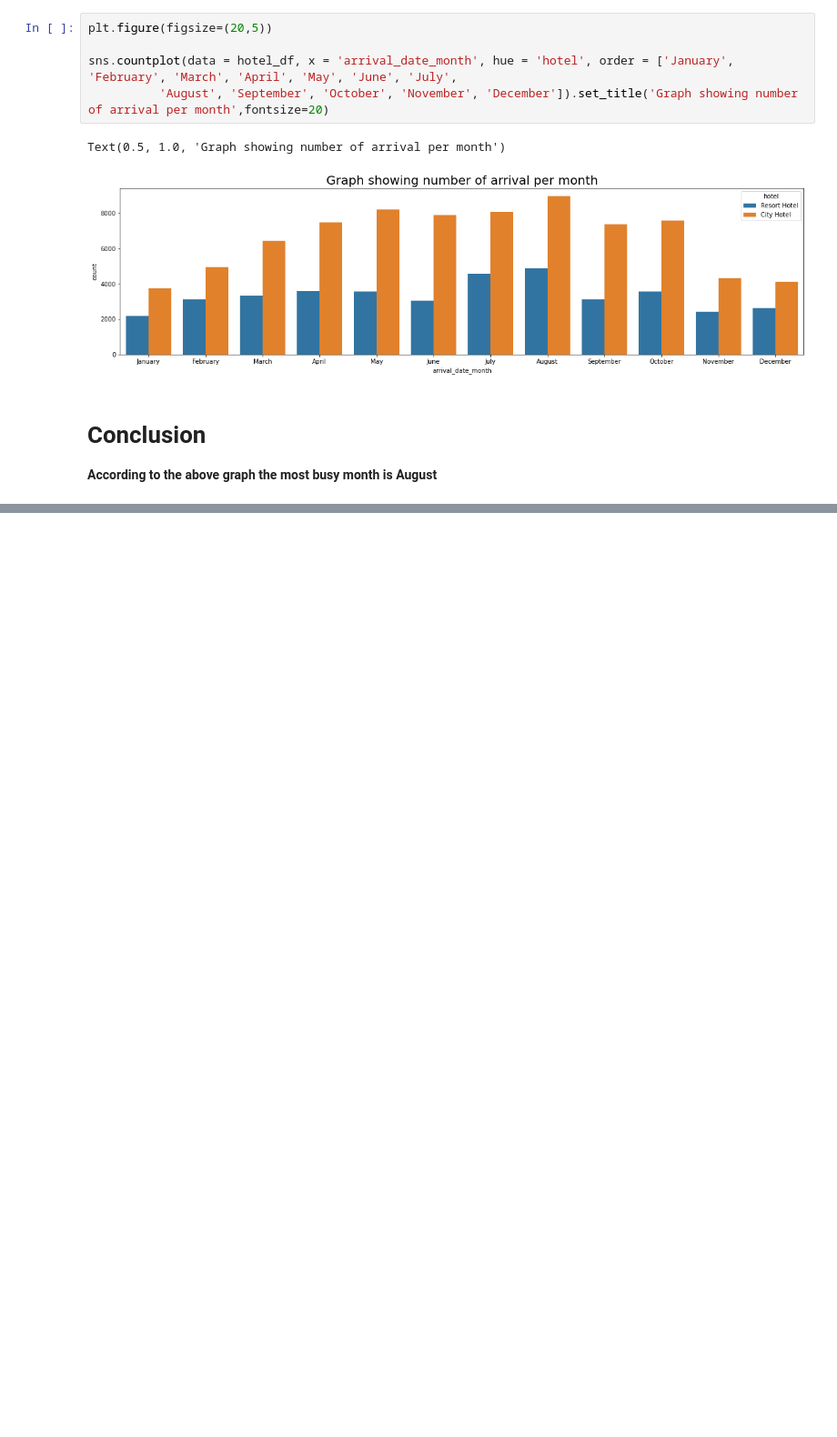
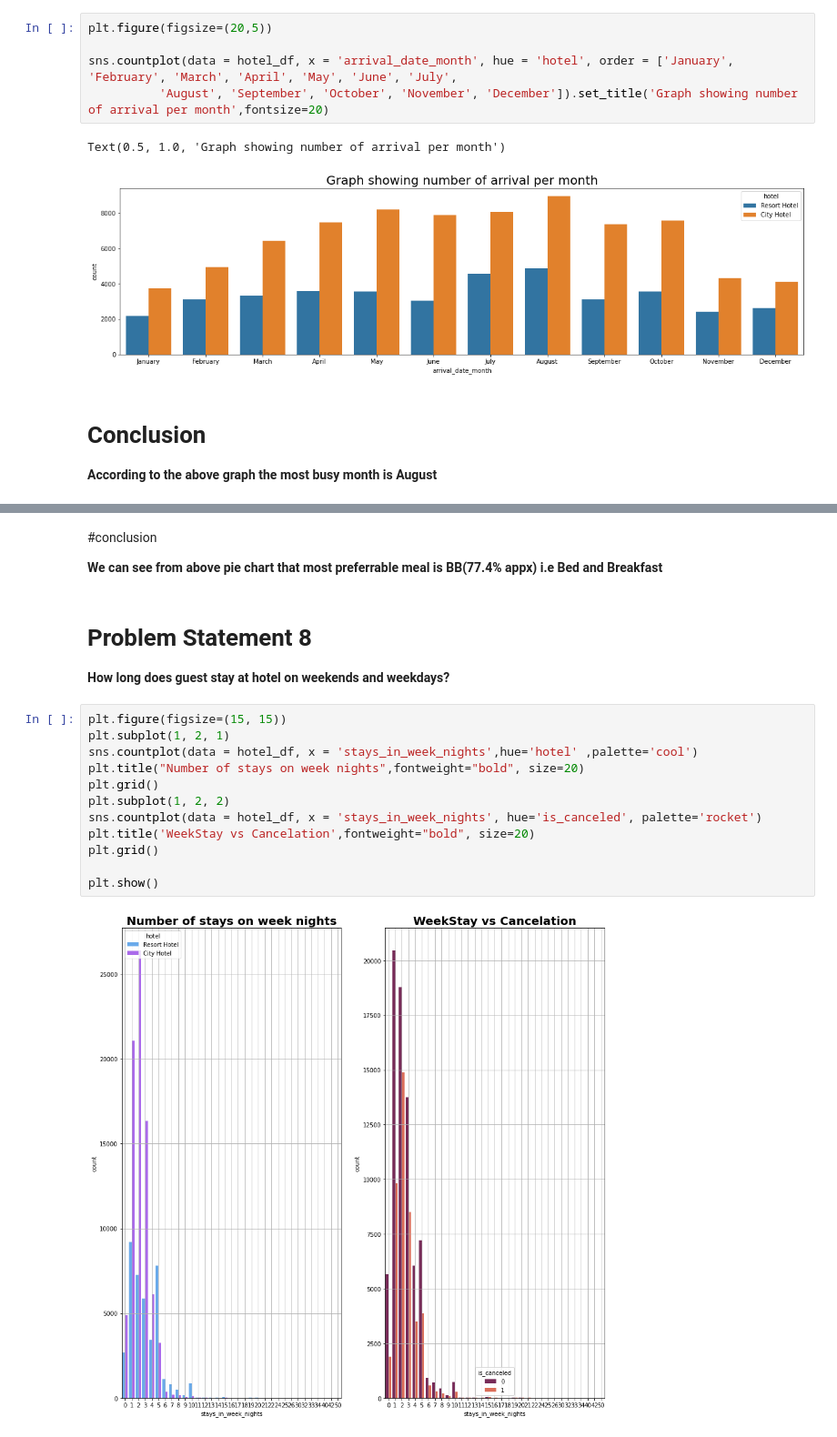
Before and after one commit to Aaryant31/Hotel-Booking-Analysis, a Jupyter notebook: Hotel_Booking_Analysis_Capstone_Project.ipynb, the cells around one changed output, grey strips where cells are left out. Shown: that part at 91% size. Drawn from its saved outputs; the diff is of its cells as text; blank space fills up the shorter version.

```diff
--- a/Hotel_Booking_Analysis_Capstone_Project.ipynb
+++ b/Hotel_Booking_Analysis_Capstone_Project.ipynb
@@ -315,0 +373,21 @@ Text(0.5, 1.0, 'Graph showing number of arrival per month')
+# %% [markdown]
+#conclusion
+
+**We can see from above pie chart that most preferrable meal is BB(77.4% appx) i.e Bed and Breakfast**
+# %% [markdown]
+# Problem Statement 8
+**How long does guest stay at hotel on weekends and weekdays?**
+# %%
+plt.figure(figsize=(15, 15))
+plt.subplot(1, 2, 1)
+sns.countplot(data = hotel_df, x = 'stays_in_week_nights',hue='hotel' ,palette='cool')
+plt.title("Number of stays on week nights",fontweight="bold", size=20)
+plt.grid()
+plt.subplot(1, 2, 2)
+sns.countplot(data = hotel_df, x = 'stays_in_week_nights', hue='is_canceled', palette='rocket')
+plt.title('WeekStay vs Cancelation',fontweight="bold", size=20)
+plt.grid()
+
+plt.show()
+# %% [output]
+[figure, added]
```
Also changed, not shown: parts of 20 cells of this notebook.
